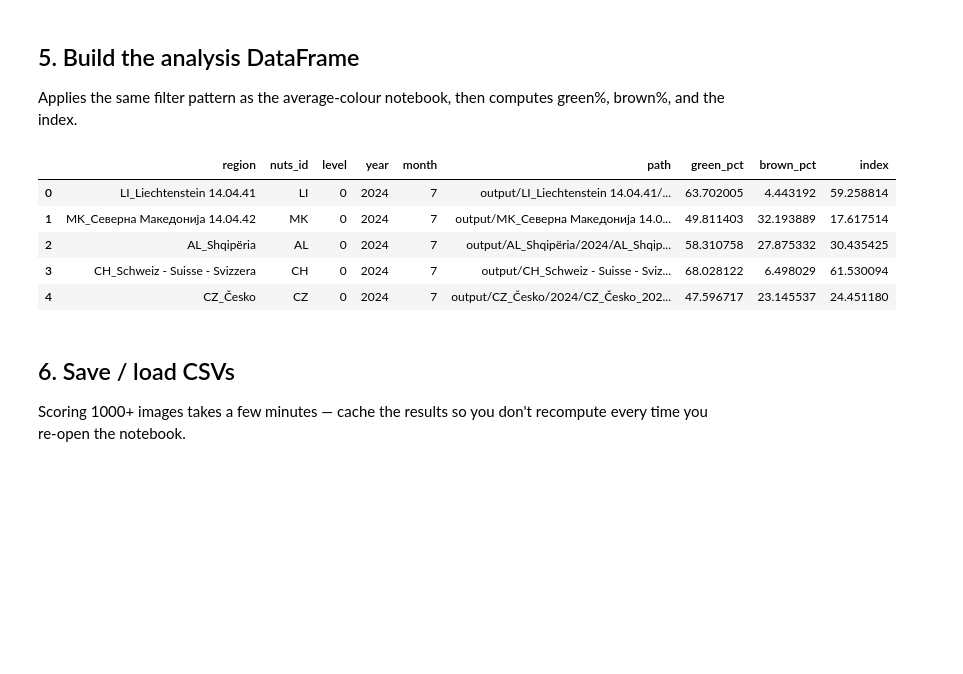
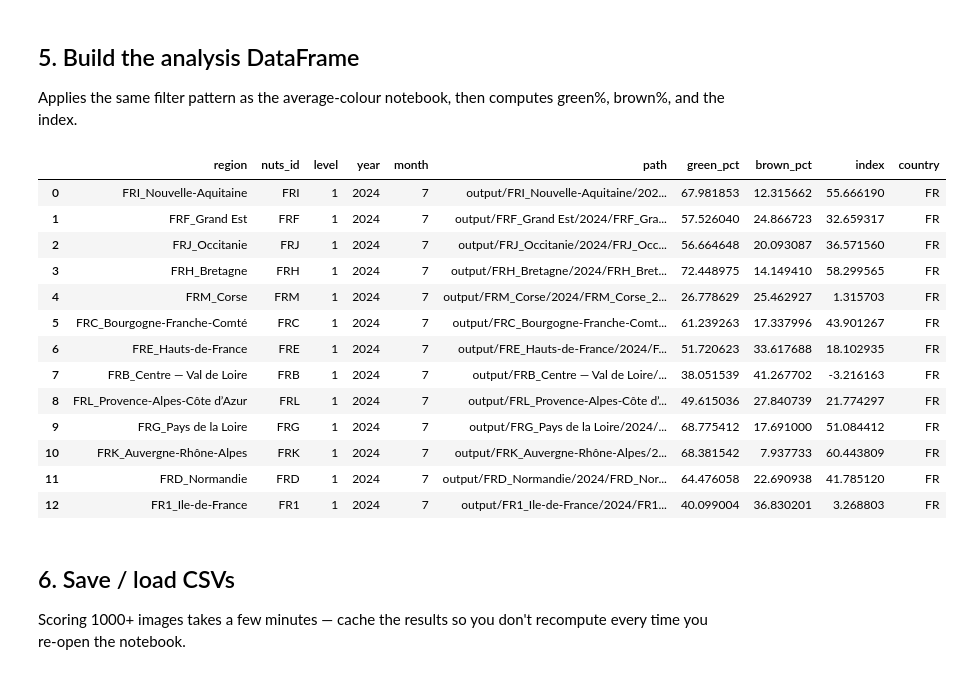
Before and after one commit to The-European-Correspondent/GreenToBrown, a Jupyter notebook: 003_AverageGreenessBrowness.ipynb, the cells around one changed output. Saved outputs shown, nothing was run; the diff lists cells and outputs as text; code cells hidden in the pictures; blank space fills up the shorter version.

```diff
--- a/003_AverageGreenessBrowness.ipynb
+++ b/003_AverageGreenessBrowness.ipynb
@@ -181,29 +183,41 @@ green%, brown%, and the index.
 # %%
 def build_analysis_dataframe(months=None, years=None, regions=None, level=None,
                              output_dir=OUTPUT_DIR):
     df = scan_images(output_dir)
     if level is not None: df = df[df["level"] == level]
     if months:            df = df[df["month"].isin(months)]
     if years:             df = df[df["year"].isin(years)]
     if regions:           df = df[df["nuts_id"].isin(regions)]
 
     df = df.copy()
     df["green_pct"] = df["path"].apply(greenness)
     df["brown_pct"] = df["path"].apply(brownness)
     df["index"] = df["green_pct"] - df["brown_pct"]
+
+    df["country"] = df["nuts_id"].str[:2]
+
+
     return df.reset_index(drop=True)
 
 
 # Example: July 2024 for all countries
-july_2024 = build_analysis_dataframe(months=[7], years=[2024], level=0)
-july_2024.head()
+july_2024 = build_analysis_dataframe(months=[7], years=[2024], level=1)
+july_2024.head(50)
 # %% [output]
-|  | region | nuts_id | level | year | month | path | green_pct | brown_pct | index |
-| 0 | LI_Liechtenstein 14.04.41 | LI | 0 | 2024 | 7 | output/LI_Liechtenstein 14.04.41/... | 63.702005 | 4.443192 | 59.258814 |
-| 1 | MK_Северна Македонија 14.04.42 | MK | 0 | 2024 | 7 | output/MK_Северна Македонија 14.0... | 49.811403 | 32.193889 | 17.617514 |
-| 2 | AL_Shqipëria | AL | 0 | 2024 | 7 | output/AL_Shqipëria/2024/AL_Shqip... | 58.310758 | 27.875332 | 30.435425 |
-| 3 | CH_Schweiz - Suisse - Svizzera | CH | 0 | 2024 | 7 | output/CH_Schweiz - Suisse - Sviz... | 68.028122 | 6.498029 | 61.530094 |
-| 4 | CZ_Česko | CZ | 0 | 2024 | 7 | output/CZ_Česko/2024/CZ_Česko_202... | 47.596717 | 23.145537 | 24.451180 |
+|  | region | nuts_id | level | year | month | path | green_pct | brown_pct | index | country |
+| 0 | FRI_Nouvelle-Aquitaine | FRI | 1 | 2024 | 7 | output/FRI_Nouvelle-Aquitaine/202... | 67.981853 | 12.315662 | 55.666190 | FR |
+| 1 | FRF_Grand Est | FRF | 1 | 2024 | 7 | output/FRF_Grand Est/2024/FRF_Gra... | 57.526040 | 24.866723 | 32.659317 | FR |
+| 2 | FRJ_Occitanie | FRJ | 1 | 2024 | 7 | output/FRJ_Occitanie/2024/FRJ_Occ... | 56.664648 | 20.093087 | 36.571560 | FR |
+| 3 | FRH_Bretagne | FRH | 1 | 2024 | 7 | output/FRH_Bretagne/2024/FRH_Bret... | 72.448975 | 14.149410 | 58.299565 | FR |
+| 4 | FRM_Corse | FRM | 1 | 2024 | 7 | output/FRM_Corse/2024/FRM_Corse_2... | 26.778629 | 25.462927 | 1.315703 | FR |
+| 5 | FRC_Bourgogne-Franche-Comté | FRC | 1 | 2024 | 7 | output/FRC_Bourgogne-Franche-Comt... | 61.239263 | 17.337996 | 43.901267 | FR |
+| 6 | FRE_Hauts-de-France | FRE | 1 | 2024 | 7 | output/FRE_Hauts-de-France/2024/F... | 51.720623 | 33.617688 | 18.102935 | FR |
+| 7 | FRB_Centre — Val de Loire | FRB | 1 | 2024 | 7 | output/FRB_Centre — Val de Loire/... | 38.051539 | 41.267702 | -3.216163 | FR |
+| 8 | FRL_Provence-Alpes-Côte d’Azur | FRL | 1 | 2024 | 7 | output/FRL_Provence-Alpes-Côte d’... | 49.615036 | 27.840739 | 21.774297 | FR |
+| 9 | FRG_Pays de la Loire | FRG | 1 | 2024 | 7 | output/FRG_Pays de la Loire/2024/... | 68.775412 | 17.691000 | 51.084412 | FR |
+| 10 | FRK_Auvergne-Rhône-Alpes | FRK | 1 | 2024 | 7 | output/FRK_Auvergne-Rhône-Alpes/2... | 68.381542 | 7.937733 | 60.443809 | FR |
+| 11 | FRD_Normandie | FRD | 1 | 2024 | 7 | output/FRD_Normandie/2024/FRD_Nor... | 64.476058 | 22.690938 | 41.785120 | FR |
+| 12 | FR1_Ile-de-France | FR1 | 1 | 2024 | 7 | output/FR1_Ile-de-France/2024/FR1... | 40.099004 | 36.830201 | 3.268803 | FR |
 # %% [markdown]
 ## 6. Save / load CSVs
 
```
Also changed, not shown: parts of 20 cells of this notebook, 1 other file.
